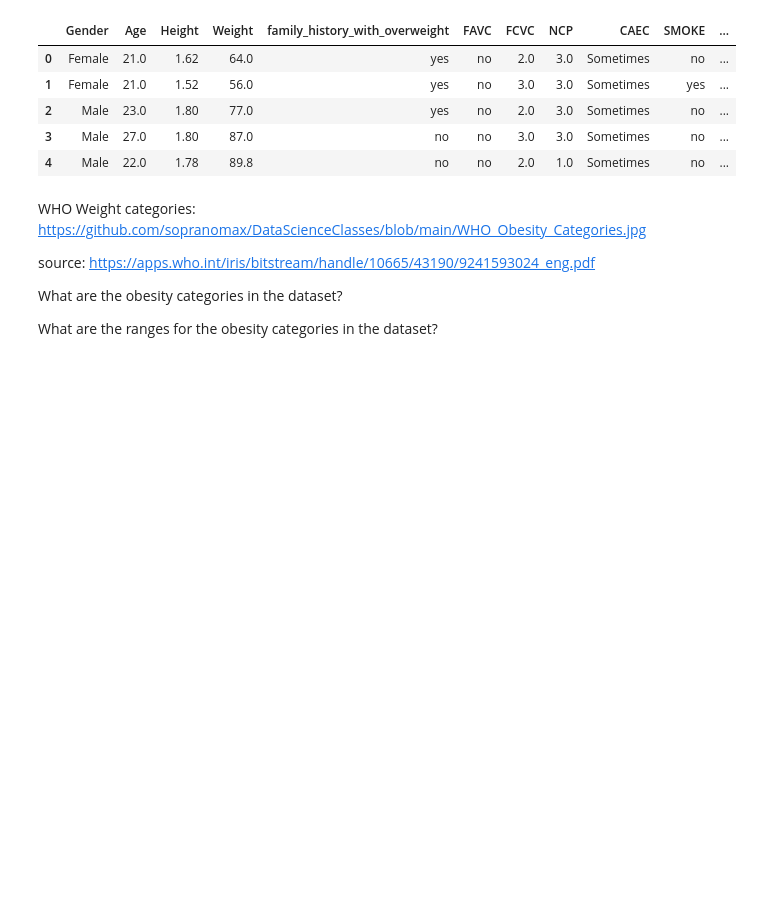
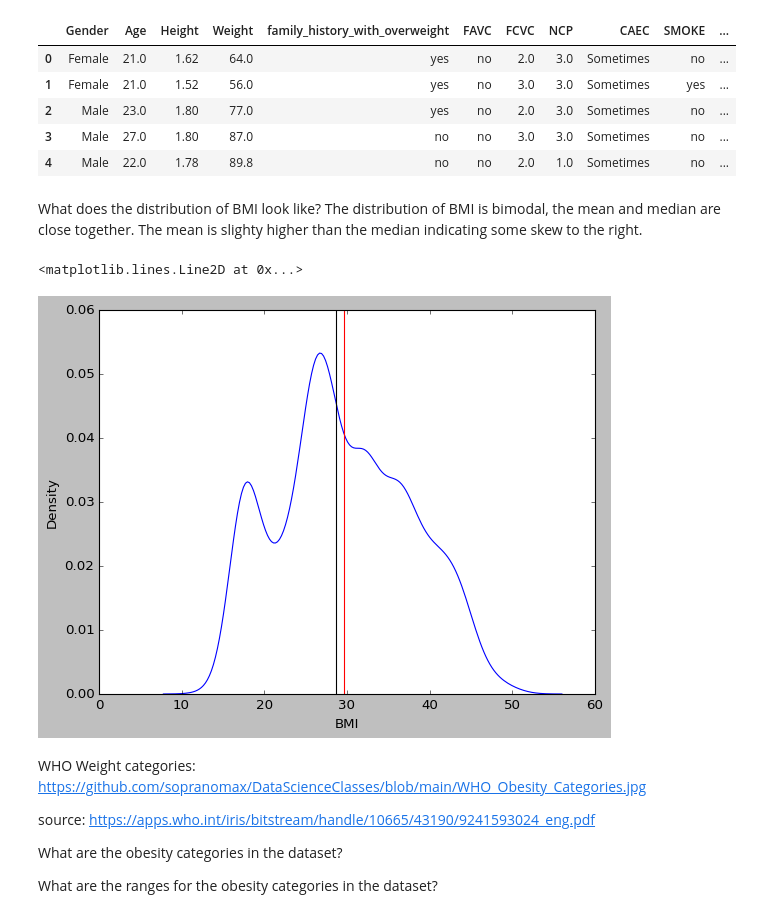
Before and after one commit to MCMacy/DataScienceClasses, a Jupyter notebook: Data201_Project1_Obesity.ipynb, the cells around one changed output. Cells and saved outputs as stored; diff of their text form; code cells hidden in the pictures; blank space fills up the shorter version.

```diff
--- a/Data201_Project1_Obesity.ipynb
+++ b/Data201_Project1_Obesity.ipynb
@@ -84,6 +84,16 @@ o_data.head()
 | 2 | Male | 23.0 | 1.80 | 77.0 | yes | no | 2.0 | 3.0 | Sometimes | no | ... |
 | 3 | Male | 27.0 | 1.80 | 87.0 | no | no | 3.0 | 3.0 | Sometimes | no | ... |
 | 4 | Male | 22.0 | 1.78 | 89.8 | no | no | 2.0 | 1.0 | Sometimes | no | ... |
+# %% [markdown]
+What does the distribution of BMI look like? The distribution of BMI is bimodal, the mean and median are close together. The mean is slighty higher than the median indicating some skew to the right.
+# %%
+import seaborn as sns
+sns.kdeplot(o_data['BMI'])
+plt.axvline(np.mean(o_data['BMI']), color='red')
+plt.axvline(np.median(o_data['BMI']), color='black')
+# %% [output]
+<matplotlib.lines.Line2D at 0x...>
+[figure, added]
 # %% [markdown]
 WHO Weight categories: https://github.com/sopranomax/DataScienceClasses/blob/main/WHO_Obesity_Categories.jpg
 
```
Also changed, not shown: parts of 2 cells of this notebook.
